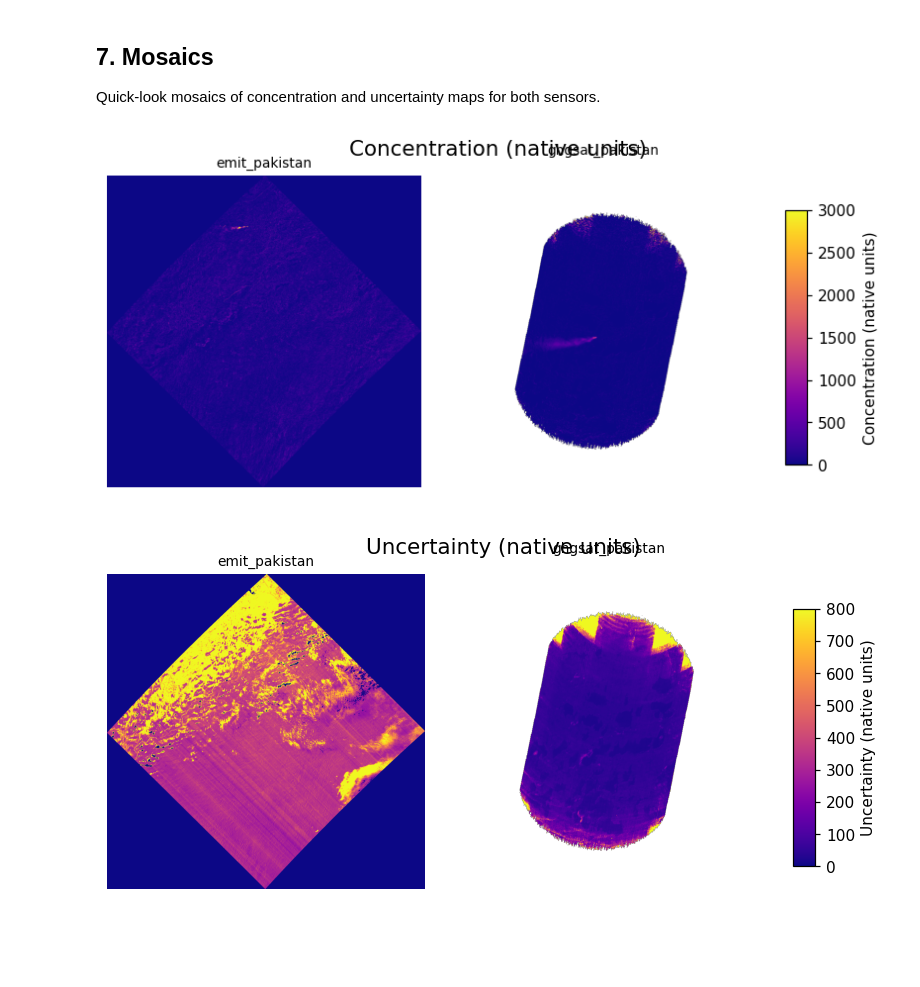
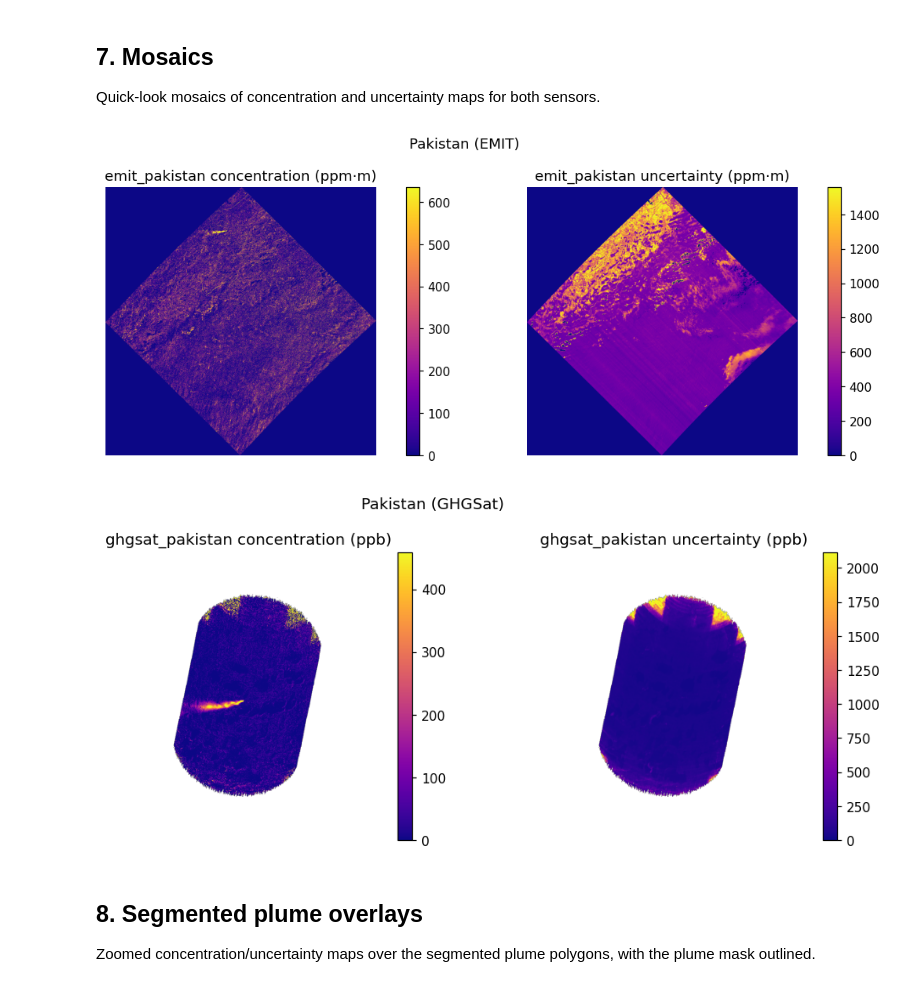
Before and after one commit to AlFe23/hygas, a Jupyter notebook: notebooks/Pakistan_plume_analysis_emit_ghgsat.ipynb, the cells around one changed output. Cells and saved outputs as stored; diff of their text form; code cells hidden in the pictures; blank space fills up the shorter version.

Commit message:
updated case studies notebooks

```diff
--- a/notebooks/Pakistan_plume_analysis_emit_ghgsat.ipynb
+++ b/notebooks/Pakistan_plume_analysis_emit_ghgsat.ipynb
@@ -251,6 +251,7 @@ def analyze_case(case_cfg, reporter, output_dir):
         'uncertainty_raw': unc_raw,
         'geotransform': gt,
         'projection': proj,
+        'vector_path': case_cfg['vector_path'],
     }
 
 
@@ -344,14 +345,29 @@ recap_df.style.format({
 ## 7. Mosaics
 Quick-look mosaics of concentration and uncertainty maps for both sensors.
 # %%
-
-fig_conc = mosaic_plot(all_results, 'concentration_raw', 'Concentration (native units)', vmin=0, vmax=3000, cols=2)
-reporter.log_figure('Concentration mosaic', fig_conc)
-plt.show()
-
-fig_unc = mosaic_plot(all_results, 'uncertainty_raw', 'Uncertainty (native units)', vmin=0, vmax=800, cols=2)
-reporter.log_figure('Uncertainty mosaic', fig_unc)
-plt.show()
+for res in all_results:
+    conc_vmax = float(np.nanpercentile(res['concentration_raw'], 99))
+    if not np.isfinite(conc_vmax) or conc_vmax <= 0:
+        conc_vmax = float(np.nanmax(res['concentration_raw'])) if np.isfinite(np.nanmax(res['concentration_raw'])) else None
+    unc_vmax = float(np.nanpercentile(res['uncertainty_raw'], 99))
+    if not np.isfinite(unc_vmax) or unc_vmax <= 0:
+        unc_vmax = float(np.nanmax(res['uncertainty_raw'])) if np.isfinite(np.nanmax(res['uncertainty_raw'])) else None
+    fig, axes = plt.subplots(1, 2, figsize=(10, 4))
+    im0 = axes[0].imshow(res['concentration_raw'], cmap='plasma', vmin=0, vmax=conc_vmax)
+    axes[0].set_title(f"{res['label']} concentration ({'ppb' if res['unit']=='ppb' else 'ppm·m'})")
+    plt.colorbar(im0, ax=axes[0], fraction=0.046, pad=0.08)
+    im1 = axes[1].imshow(res['uncertainty_raw'], cmap='plasma', vmin=0, vmax=unc_vmax)
+    axes[1].set_title(f"{res['label']} uncertainty ({'ppb' if res['unit']=='ppb' else 'ppm·m'})")
+    plt.colorbar(im1, ax=axes[1], fraction=0.046, pad=0.08)
+    for ax in axes:
+        ax.axis('off')
+    fig.suptitle(res['scene'], fontsize=12)
+    reporter.log_figure(f"{res['label']}_quicklook", fig)
+    plt.tight_layout()
+    plt.show()
 # %% [output]
-[figure, old version]
+[figure, new version]
-[figure, old version]
+[figure, new version]
+# %% [markdown]
+## 8. Segmented plume overlays
+Zoomed concentration/uncertainty maps over the segmented plume polygons, with the plume mask outlined.
```
Also changed, not shown: parts of 2 cells of this notebook.
